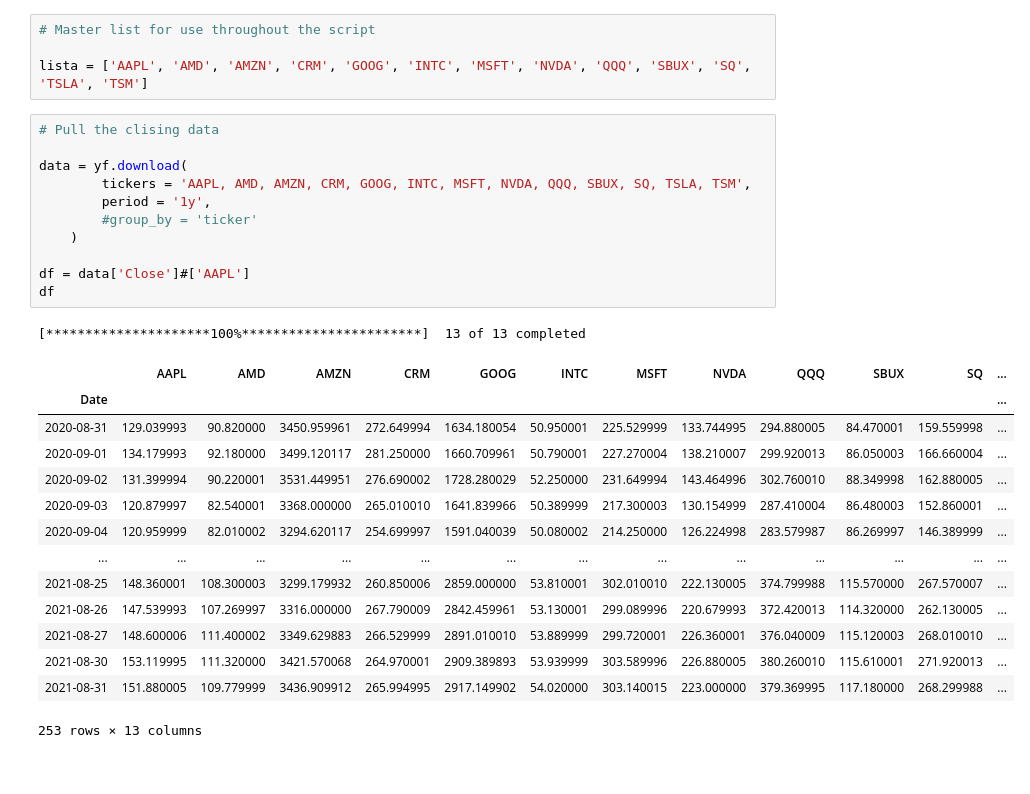
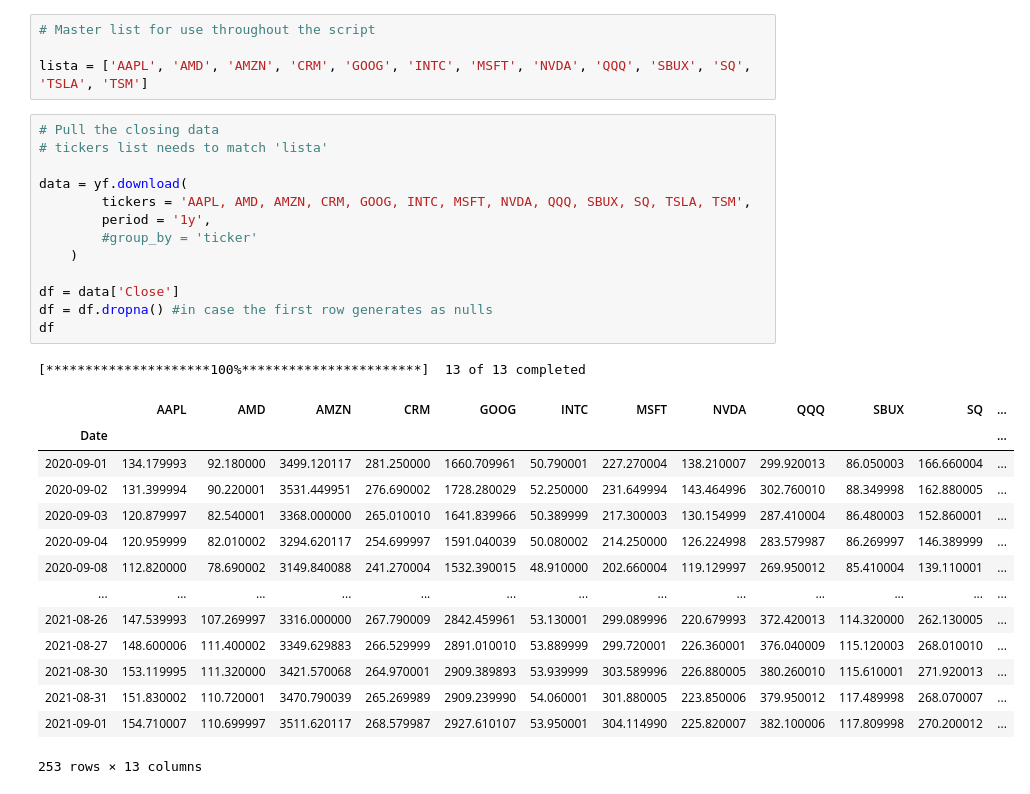
Before and after one commit to applewjr/Stock_Projects, a Jupyter notebook: Stock_Analysis_1dim_multistock.ipynb, the cells around one changed output. Saved outputs shown, nothing was run; the diff lists cells and outputs as text.

```diff
--- a/Stock_Analysis_1dim_multistock.ipynb
+++ b/Stock_Analysis_1dim_multistock.ipynb
@@ -40,31 +25,33 @@ import datetime
 
 lista = ['AAPL', 'AMD', 'AMZN', 'CRM', 'GOOG', 'INTC', 'MSFT', 'NVDA', 'QQQ', 'SBUX', 'SQ', 'TSLA', 'TSM']
 # %%
-# Pull the clising data
+# Pull the closing data
+# tickers list needs to match 'lista'
 
 data = yf.download(
         tickers = 'AAPL, AMD, AMZN, CRM, GOOG, INTC, MSFT, NVDA, QQQ, SBUX, SQ, TSLA, TSM',
         period = '1y',
         #group_by = 'ticker'
     )
 
-df = data['Close']#['AAPL']
+df = data['Close']
+df = df.dropna() #in case the first row generates as nulls
 df
 # %% [output]
 [*********************100%***********************]  13 of 13 completed
 |  | AAPL | AMD | AMZN | CRM | GOOG | INTC | MSFT | NVDA | QQQ | SBUX | SQ | ... |
 | Date |  |  |  |  |  |  |  |  |  |  |  | ... |
-| 2020-08-31 | 129.039993 | 90.820000 | 3450.959961 | 272.649994 | 1634.180054 | 50.950001 | 225.529999 | 133.744995 | 294.880005 | 84.470001 | 159.559998 | ... |
 | 2020-09-01 | 134.179993 | 92.180000 | 3499.120117 | 281.250000 | 1660.709961 | 50.790001 | 227.270004 | 138.210007 | 299.920013 | 86.050003 | 166.660004 | ... |
 | 2020-09-02 | 131.399994 | 90.220001 | 3531.449951 | 276.690002 | 1728.280029 | 52.250000 | 231.649994 | 143.464996 | 302.760010 | 88.349998 | 162.880005 | ... |
 | 2020-09-03 | 120.879997 | 82.540001 | 3368.000000 | 265.010010 | 1641.839966 | 50.389999 | 217.300003 | 130.154999 | 287.410004 | 86.480003 | 152.860001 | ... |
 | 2020-09-04 | 120.959999 | 82.010002 | 3294.620117 | 254.699997 | 1591.040039 | 50.080002 | 214.250000 | 126.224998 | 283.579987 | 86.269997 | 146.389999 | ... |
+| 2020-09-08 | 112.820000 | 78.690002 | 3149.840088 | 241.270004 | 1532.390015 | 48.910000 | 202.660004 | 119.129997 | 269.950012 | 85.410004 | 139.110001 | ... |
 | ... | ... | ... | ... | ... | ... | ... | ... | ... | ... | ... | ... | ... |
-| 2021-08-25 | 148.360001 | 108.300003 | 3299.179932 | 260.850006 | 2859.000000 | 53.810001 | 302.010010 | 222.130005 | 374.799988 | 115.570000 | 267.570007 | ... |
 | 2021-08-26 | 147.539993 | 107.269997 | 3316.000000 | 267.790009 | 2842.459961 | 53.130001 | 299.089996 | 220.679993 | 372.420013 | 114.320000 | 262.130005 | ... |
 | 2021-08-27 | 148.600006 | 111.400002 | 3349.629883 | 266.529999 | 2891.010010 | 53.889999 | 299.720001 | 226.360001 | 376.040009 | 115.120003 | 268.010010 | ... |
 | 2021-08-30 | 153.119995 | 111.320000 | 3421.570068 | 264.970001 | 2909.389893 | 53.939999 | 303.589996 | 226.880005 | 380.260010 | 115.610001 | 271.920013 | ... |
-| 2021-08-31 | 151.880005 | 109.779999 | 3436.909912 | 265.994995 | 2917.149902 | 54.020000 | 303.140015 | 223.000000 | 379.369995 | 117.180000 | 268.299988 | ... |
+| 2021-08-31 | 151.830002 | 110.720001 | 3470.790039 | 265.269989 | 2909.239990 | 54.060001 | 301.880005 | 223.850006 | 379.950012 | 117.489998 | 268.070007 | ... |
+| 2021-09-01 | 154.710007 | 110.699997 | 3511.620117 | 268.579987 | 2927.610107 | 53.950001 | 304.114990 | 225.820007 | 382.100006 | 117.809998 | 270.200012 | ... |
 253 rows × 13 columns
 # %%
 # add index to df
```
Also changed, not shown: parts of 9 cells of this notebook.
